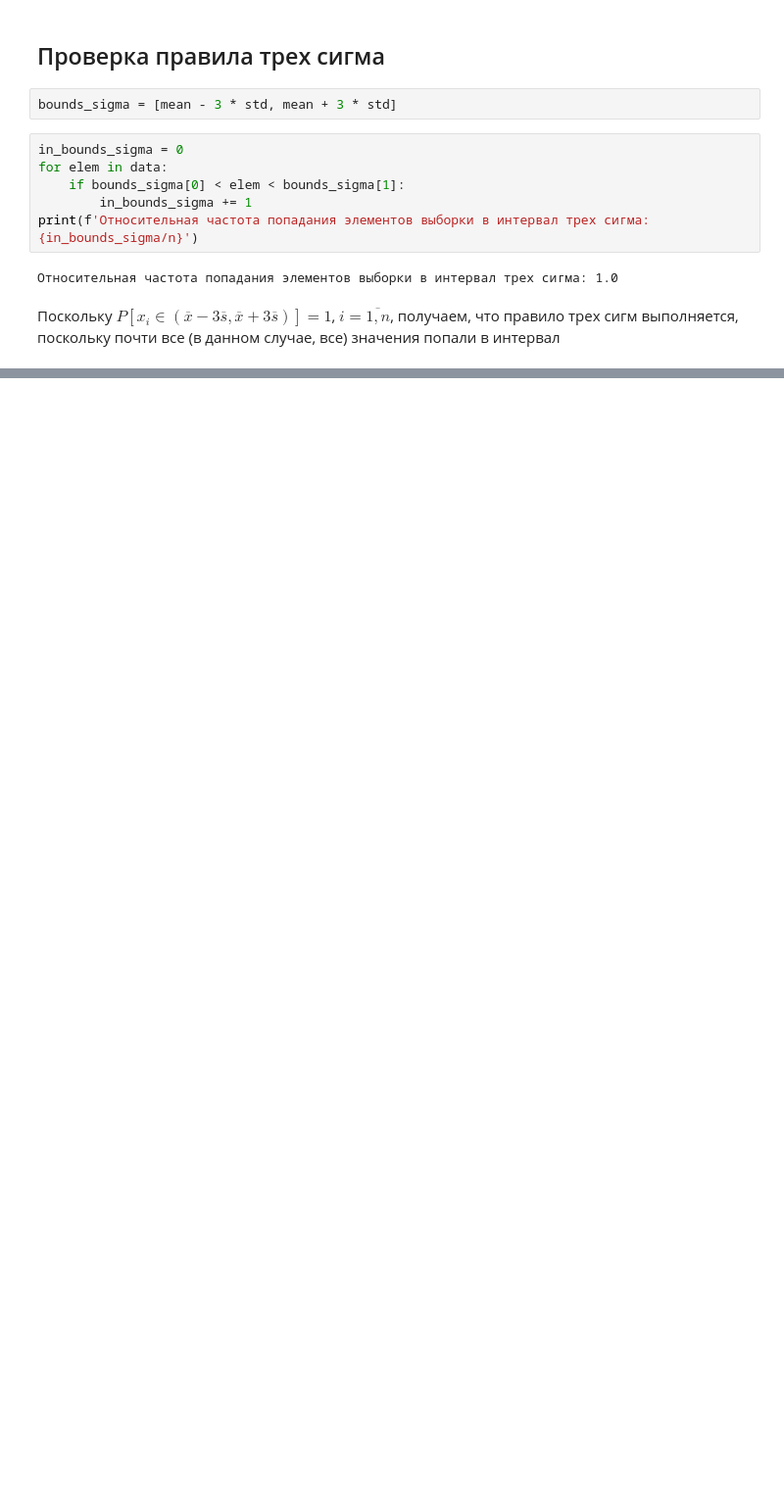
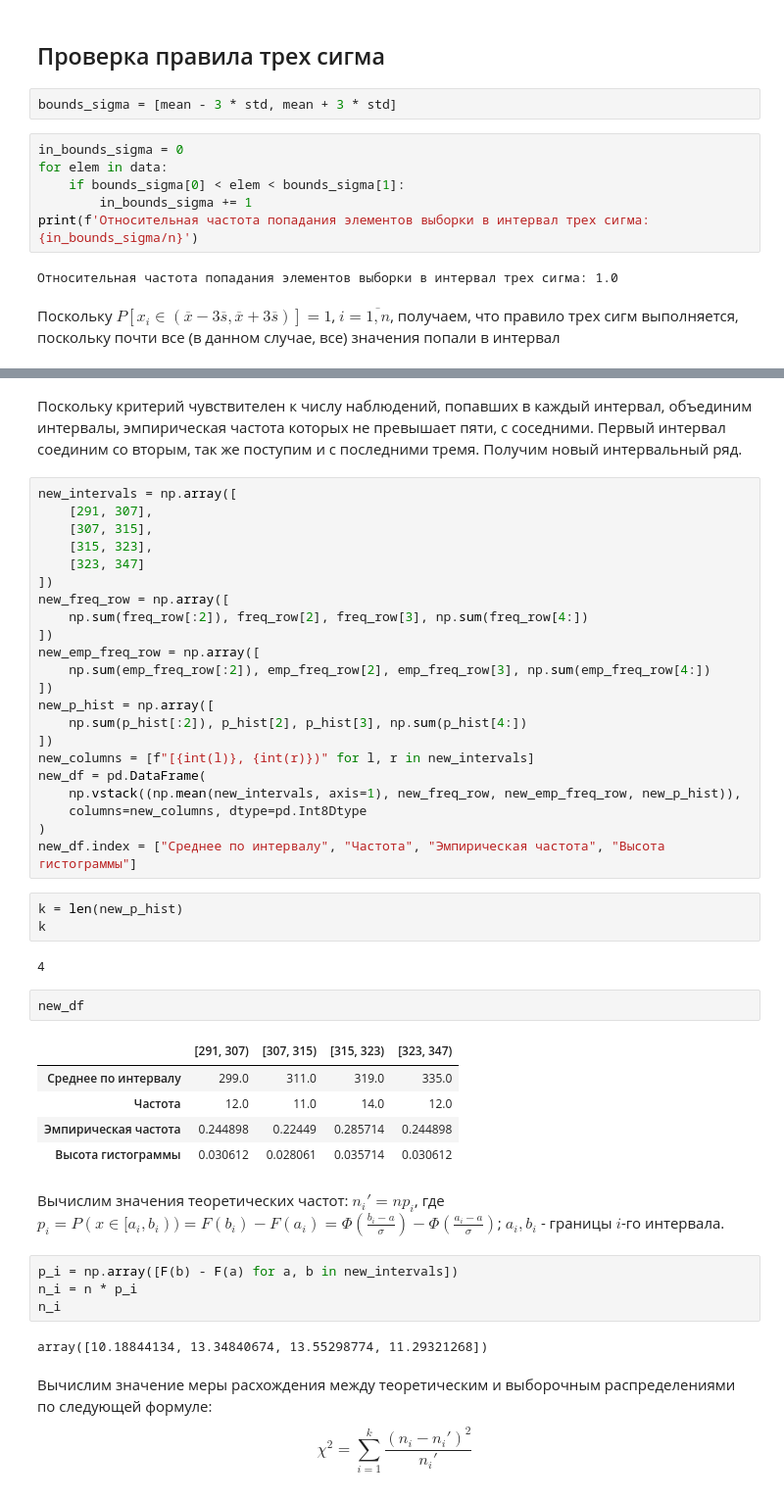
Before and after one commit to IvanBugaenko/NumericalMethods-Labs, a Jupyter notebook: terver/terver2.ipynb, the cells around one changed output, grey strips where cells are left out. Shown at 98% size. Saved outputs shown, nothing was run; the diff lists cells and outputs as text; blank space fills up the shorter version.

```diff
--- a/terver/terver2.ipynb
+++ b/terver/terver2.ipynb
@@ -209,0 +285,48 @@ print(f'Относительная частота попадания элеме
+# %% [markdown]
+Поскольку критерий чувствителен к числу наблюдений, попавших в каждый интервал, объединим интервалы, эмпирическая частота которых не превышает пяти, с соседними. Первый интервал соединим со вторым, так же поступим и с последними тремя. Получим новый интервальный ряд.
+# %%
+new_intervals = np.array([
+    [291, 307],
+    [307, 315],
+    [315, 323],
+    [323, 347]
+])
+new_freq_row = np.array([
+    np.sum(freq_row[:2]), freq_row[2], freq_row[3], np.sum(freq_row[4:])
+])
+new_emp_freq_row = np.array([
+    np.sum(emp_freq_row[:2]), emp_freq_row[2], emp_freq_row[3], np.sum(emp_freq_row[4:])
+])
+new_p_hist = np.array([
+    np.sum(p_hist[:2]), p_hist[2], p_hist[3], np.sum(p_hist[4:])
+])
+new_columns = [f"[{int(l)}, {int(r)})" for l, r in new_intervals]
+new_df = pd.DataFrame(
+    np.vstack((np.mean(new_intervals, axis=1), new_freq_row, new_emp_freq_row, new_p_hist)),
+    columns=new_columns, dtype=pd.Int8Dtype
+)
+new_df.index = ["Среднее по интервалу", "Частота", "Эмпирическая частота", "Высота гистограммы"]
+# %%
+k = len(new_p_hist)
+k
+# %% [output]
+4
+# %%
+new_df
+# %% [output]
+|  | [291, 307) | [307, 315) | [315, 323) | [323, 347) |
+| Среднее по интервалу | 299.0 | 311.0 | 319.0 | 335.0 |
+| Частота | 12.0 | 11.0 | 14.0 | 12.0 |
+| Эмпирическая частота | 0.244898 | 0.22449 | 0.285714 | 0.244898 |
+| Высота гистограммы | 0.030612 | 0.028061 | 0.035714 | 0.030612 |
+# %% [markdown]
+Вычислим значения теоретических частот: $n_i' = np_i$, где $p_i = P(x \in [a_i, b_i)) = F(b_i) - F(a_i) = \Phi(\frac{b_i - a}{\sigma}) - \Phi(\frac{a_i - a}{\sigma})$; $a_i, b_i$ - границы $i$-го интервала.
+# %%
+p_i = np.array([F(b) - F(a) for a, b in new_intervals])
+n_i = n * p_i
+n_i
+# %% [output]
+array([10.18844134, 13.34840674, 13.55298774, 11.29321268])
+# %% [markdown]
+Вычислим значение меры расхождения между теоретическим и выборочным распределениями по следующей формуле:
+$$\chi^2 = \sum_{i=1}^k{\frac{(n_i - n_i')^2}{n_i'}}$$
```
Also changed, not shown: parts of 26 cells of this notebook.
